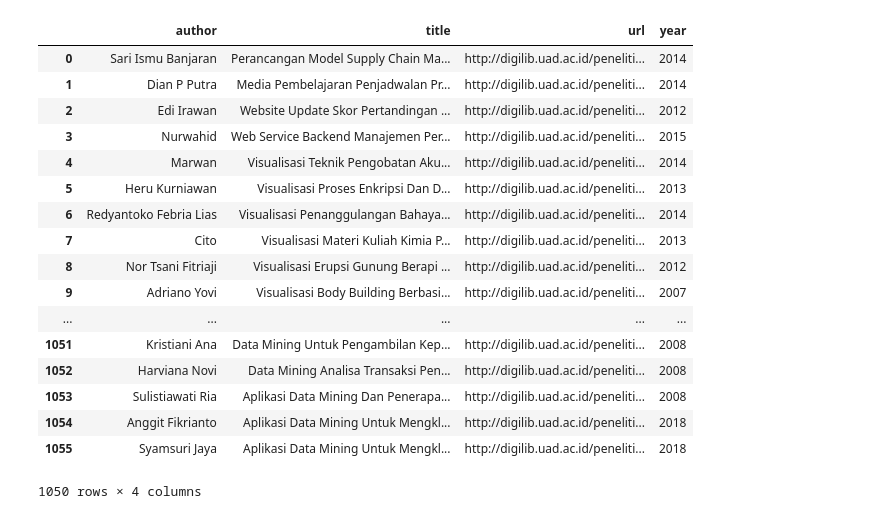
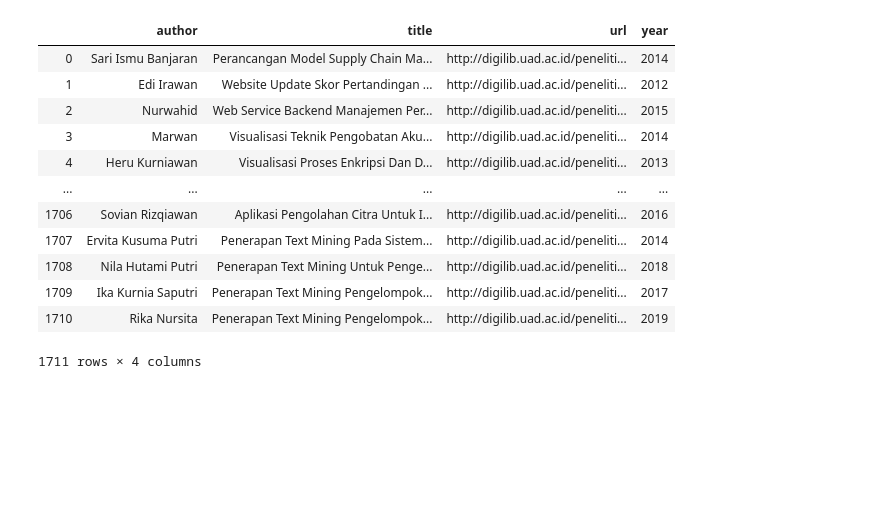
Before and after one commit to piinalpin/research-references-bot, a Jupyter notebook: docs/Update Dataset.ipynb, the cells around one changed output. Drawn from its saved outputs; the diff is of its cells as text; code cells hidden in the pictures; blank space fills up the shorter version.

Commit message:
update dataset

```diff
--- a/docs/Update Dataset.ipynb
+++ b/docs/Update Dataset.ipynb
@@ -35,22 +30,19 @@ new.to_excel("dataset_raw.xlsx", index=False)
 # %%
 nn = pd.read_excel("dataset_raw.xlsx")
 nn.dropna()
+nn.to_excel("dataset_raw.xlsx", index=False)
+nn
 # %% [output]
 |  | author | title | url | year |
 | 0 | Sari Ismu Banjaran | Perancangan Model Supply Chain Ma... | http://digilib.uad.ac.id/peneliti... | 2014 |
-| 1 | Dian P Putra | Media Pembelajaran Penjadwalan Pr... | http://digilib.uad.ac.id/peneliti... | 2014 |
-| 2 | Edi Irawan | Website Update Skor Pertandingan ... | http://digilib.uad.ac.id/peneliti... | 2012 |
-| 3 | Nurwahid | Web Service Backend Manajemen Per... | http://digilib.uad.ac.id/peneliti... | 2015 |
-| 4 | Marwan | Visualisasi Teknik Pengobatan Aku... | http://digilib.uad.ac.id/peneliti... | 2014 |
-| 5 | Heru Kurniawan | Visualisasi Proses Enkripsi Dan D... | http://digilib.uad.ac.id/peneliti... | 2013 |
-| 6 | Redyantoko Febria Lias | Visualisasi Penanggulangan Bahaya... | http://digilib.uad.ac.id/peneliti... | 2014 |
-| 7 | Cito | Visualisasi Materi Kuliah Kimia P... | http://digilib.uad.ac.id/peneliti... | 2013 |
-| 8 | Nor Tsani Fitriaji | Visualisasi Erupsi Gunung Berapi ... | http://digilib.uad.ac.id/peneliti... | 2012 |
-| 9 | Adriano Yovi | Visualisasi Body Building Berbasi... | http://digilib.uad.ac.id/peneliti... | 2007 |
+| 1 | Edi Irawan | Website Update Skor Pertandingan ... | http://digilib.uad.ac.id/peneliti... | 2012 |
+| 2 | Nurwahid | Web Service Backend Manajemen Per... | http://digilib.uad.ac.id/peneliti... | 2015 |
+| 3 | Marwan | Visualisasi Teknik Pengobatan Aku... | http://digilib.uad.ac.id/peneliti... | 2014 |
+| 4 | Heru Kurniawan | Visualisasi Proses Enkripsi Dan D... | http://digilib.uad.ac.id/peneliti... | 2013 |
 | ... | ... | ... | ... | ... |
-| 1051 | Kristiani Ana | Data Mining Untuk Pengambilan Kep... | http://digilib.uad.ac.id/peneliti... | 2008 |
-| 1052 | Harviana Novi | Data Mining Analisa Transaksi Pen... | http://digilib.uad.ac.id/peneliti... | 2008 |
-| 1053 | Sulistiawati Ria | Aplikasi Data Mining Dan Penerapa... | http://digilib.uad.ac.id/peneliti... | 2008 |
-| 1054 | Anggit Fikrianto | Aplikasi Data Mining Untuk Mengkl... | http://digilib.uad.ac.id/peneliti... | 2018 |
-| 1055 | Syamsuri Jaya | Aplikasi Data Mining Untuk Mengkl... | http://digilib.uad.ac.id/peneliti... | 2018 |
+| 1706 | Sovian Rizqiawan | Aplikasi Pengolahan Citra Untuk I... | http://digilib.uad.ac.id/peneliti... | 2016 |
+| 1707 | Ervita Kusuma Putri | Penerapan Text Mining Pada Sistem... | http://digilib.uad.ac.id/peneliti... | 2014 |
+| 1708 | Nila Hutami Putri | Penerapan Text Mining Untuk Penge... | http://digilib.uad.ac.id/peneliti... | 2018 |
+| 1709 | Ika Kurnia Saputri | Penerapan Text Mining Pengelompok... | http://digilib.uad.ac.id/peneliti... | 2017 |
+| 1710 | Rika Nursita | Penerapan Text Mining Pengelompok... | http://digilib.uad.ac.id/peneliti... | 2019 |
-1050 rows × 4 columns
+1711 rows × 4 columns
```
Also changed, not shown: parts of 1 cell of this notebook, 7 other files.
